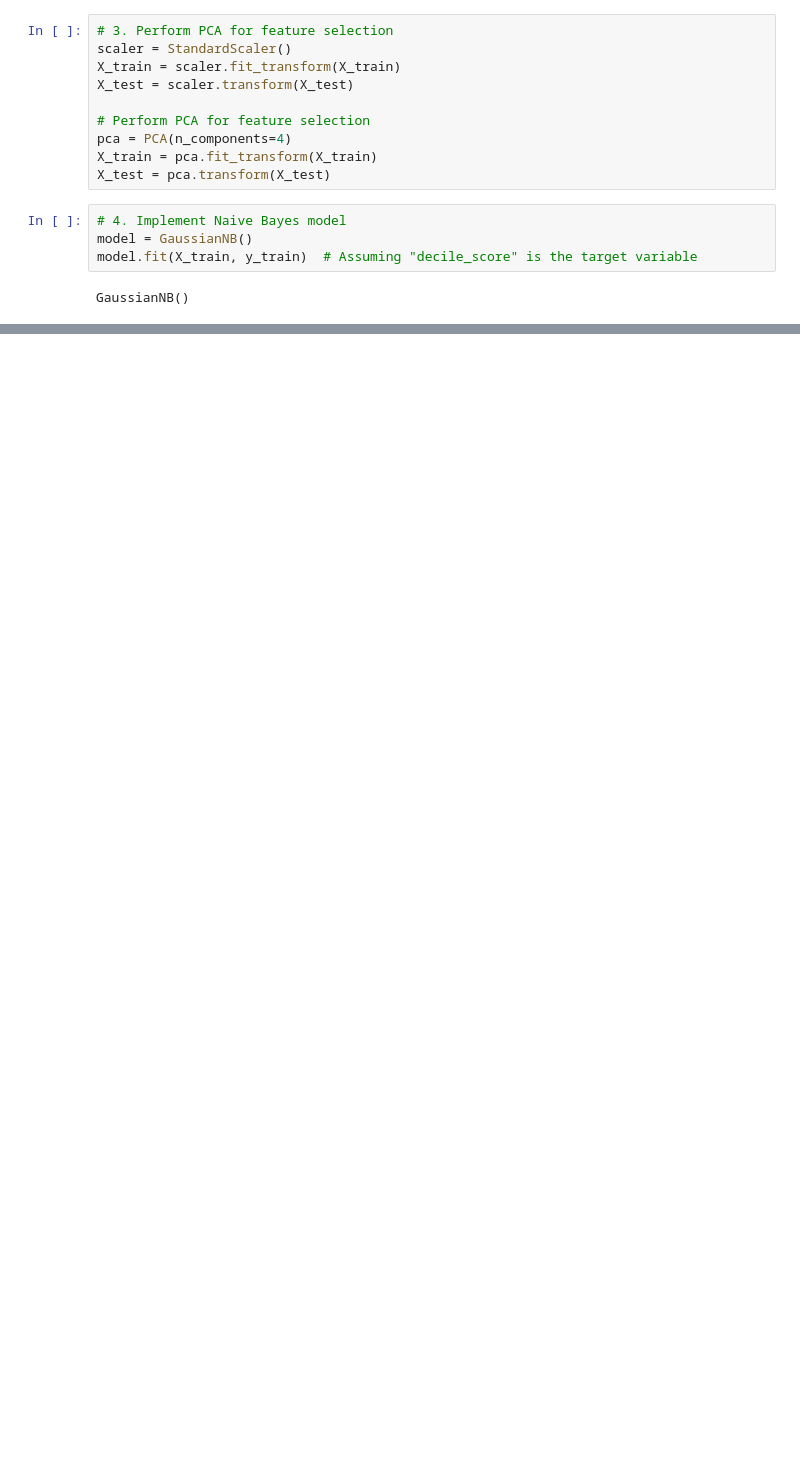
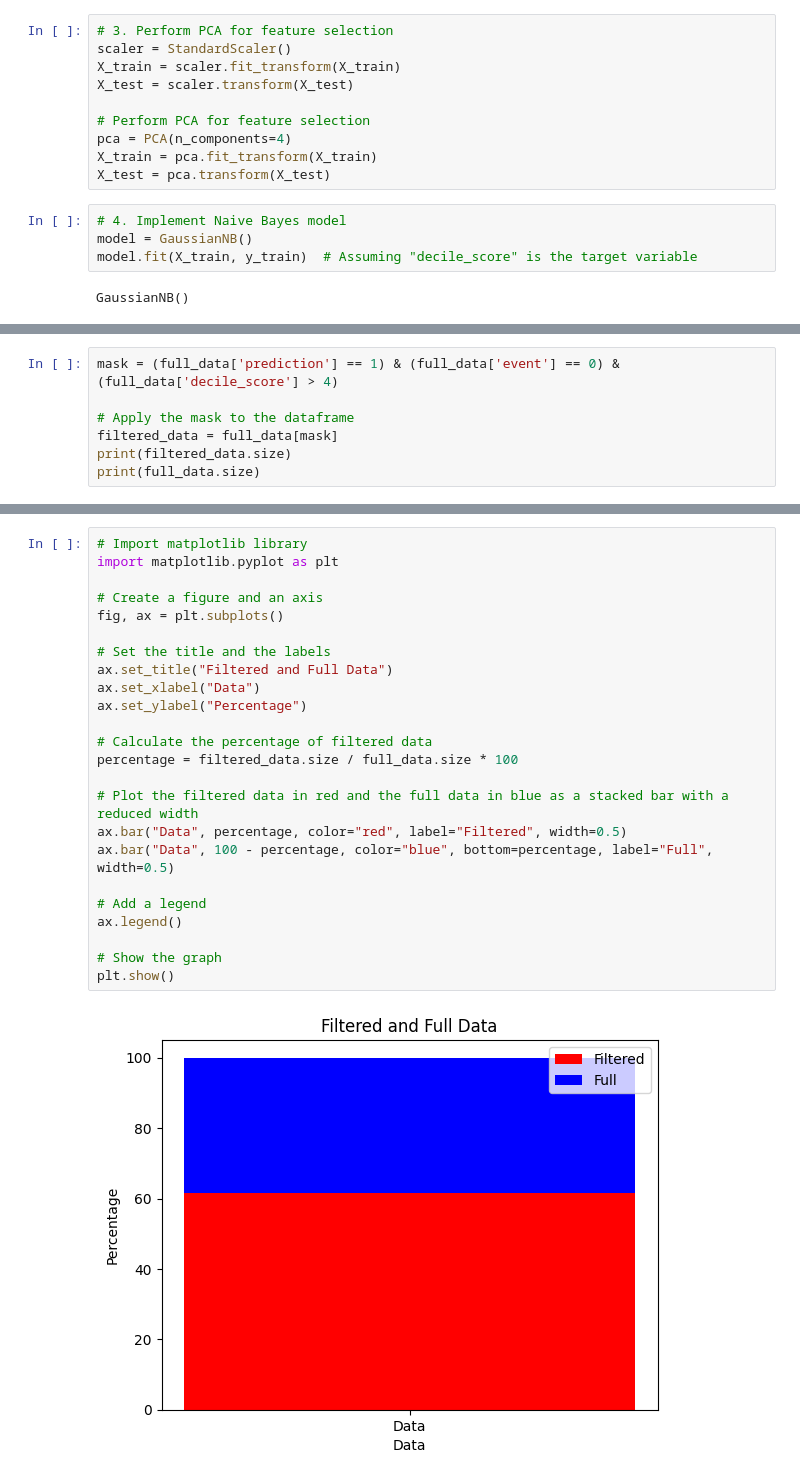
Before and after one commit to jayjoshi1400/mitigation_racial_bias, a Jupyter notebook: NB_0.23.ipynb, the cells around one changed output, grey strips where cells are left out. Drawn from its saved outputs; the diff is of its cells as text; blank space fills up the shorter version.

```diff
--- a/NB_0.23.ipynb
+++ b/NB_0.23.ipynb
@@ -51,0 +77,7 @@ full_data['predicted'] = if full_data['decile_score'] < 5 then
+# %%
+mask = (full_data['prediction'] == 1) & (full_data['event'] == 0) & (full_data['decile_score'] > 4)
+
+# Apply the mask to the dataframe
+filtered_data = full_data[mask]
+print(filtered_data.size)
+print(full_data.size)
@@ -51,0 +107,26 @@ full_data['predicted'] = if full_data['decile_score'] < 5 then
+# %%
+# Import matplotlib library
+import matplotlib.pyplot as plt
+
+# Create a figure and an axis
+fig, ax = plt.subplots()
+
+# Set the title and the labels
+ax.set_title("Filtered and Full Data")
+ax.set_xlabel("Data")
+ax.set_ylabel("Percentage")
+
+# Calculate the percentage of filtered data
+percentage = filtered_data.size / full_data.size * 100
+
+# Plot the filtered data in red and the full data in blue as a stacked bar with a reduced width
+ax.bar("Data", percentage, color="red", label="Filtered", width=0.5)
+ax.bar("Data", 100 - percentage, color="blue", bottom=percentage, label="Full", width=0.5)
+
+# Add a legend
+ax.legend()
+
+# Show the graph
+plt.show()
+# %% [output]
+[figure, added]
```
Also changed, not shown: parts of 13 cells of this notebook.
